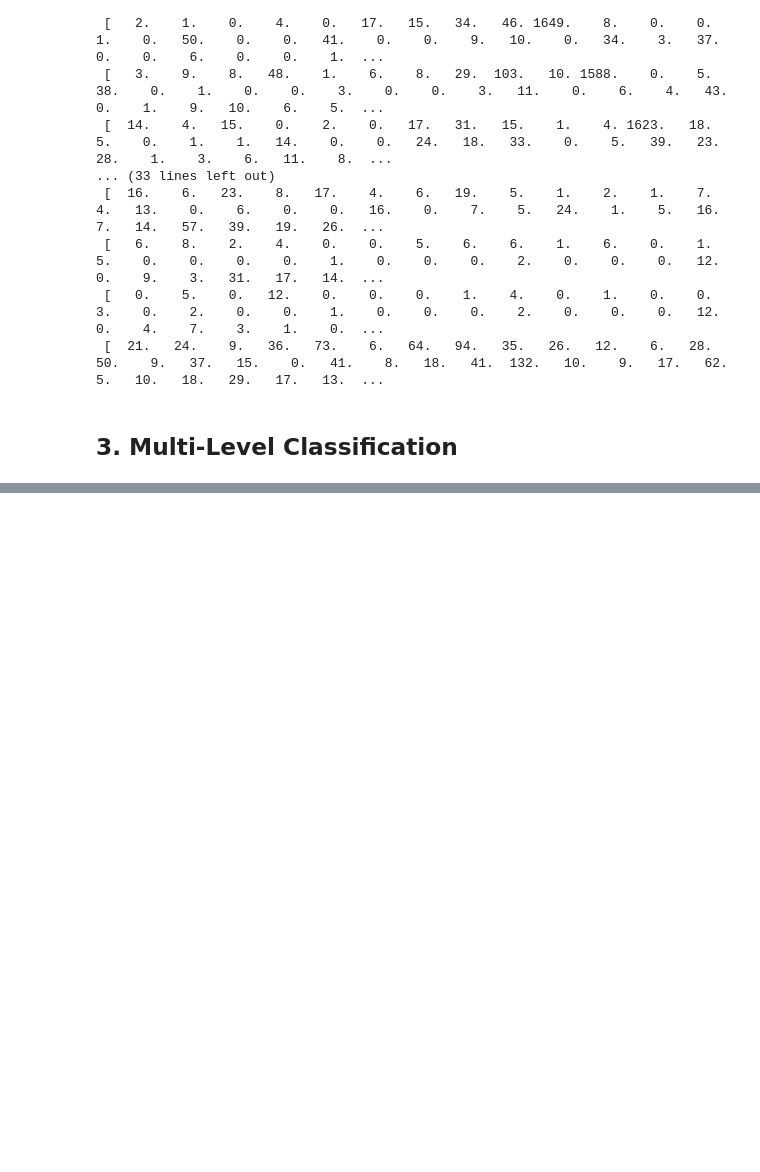
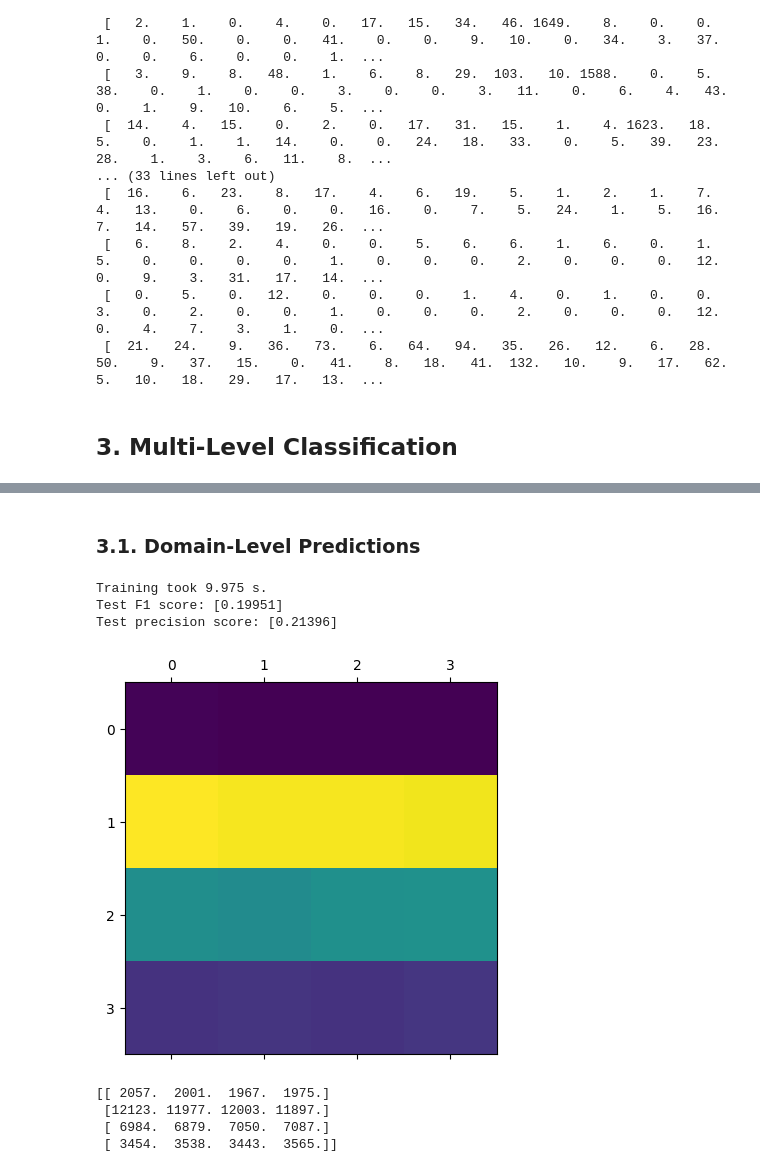
Before and after one commit to Vincent-Therrien/stelaro, a Jupyter notebook: demonstrations/data_processing.ipynb, the cells around one changed output, grey strips where cells are left out. Cells and saved outputs as stored; diff of their text form; code cells hidden in the pictures; blank space fills up the shorter version.

Commit message:
Test transformers on BerTax data

```diff
--- a/demonstrations/data_processing.ipynb
+++ b/demonstrations/data_processing.ipynb
@@ -942,0 +898,22 @@ print(test_data.dataset.target_mapping)
+# %% [markdown]
+### 3.1. Domain-Level Predictions
+# %%
+model = benchmark(
+    models.RandomClassifier(),
+    "Random Classifier",
+)
+model.n_classes = len(mapping)
+matrix = models.confusion_matrix(model, test_data, "cuda", mapping)
+plt.matshow(matrix)
+plt.show()
+np.set_printoptions(precision=3, suppress=True, linewidth=500, threshold=np.inf)
+print(matrix)
+# %% [output]
+Training took 9.975 s.
+Test F1 score: [0.19951]
+Test precision score: [0.21396]
+[figure, added]
+[[ 2057.  2001.  1967.  1975.]
+ [12123. 11977. 12003. 11897.]
+ [ 6984.  6879.  7050.  7087.]
+ [ 3454.  3538.  3443.  3565.]]
```
Also changed, not shown: parts of 5 cells of this notebook, 2 other files.
